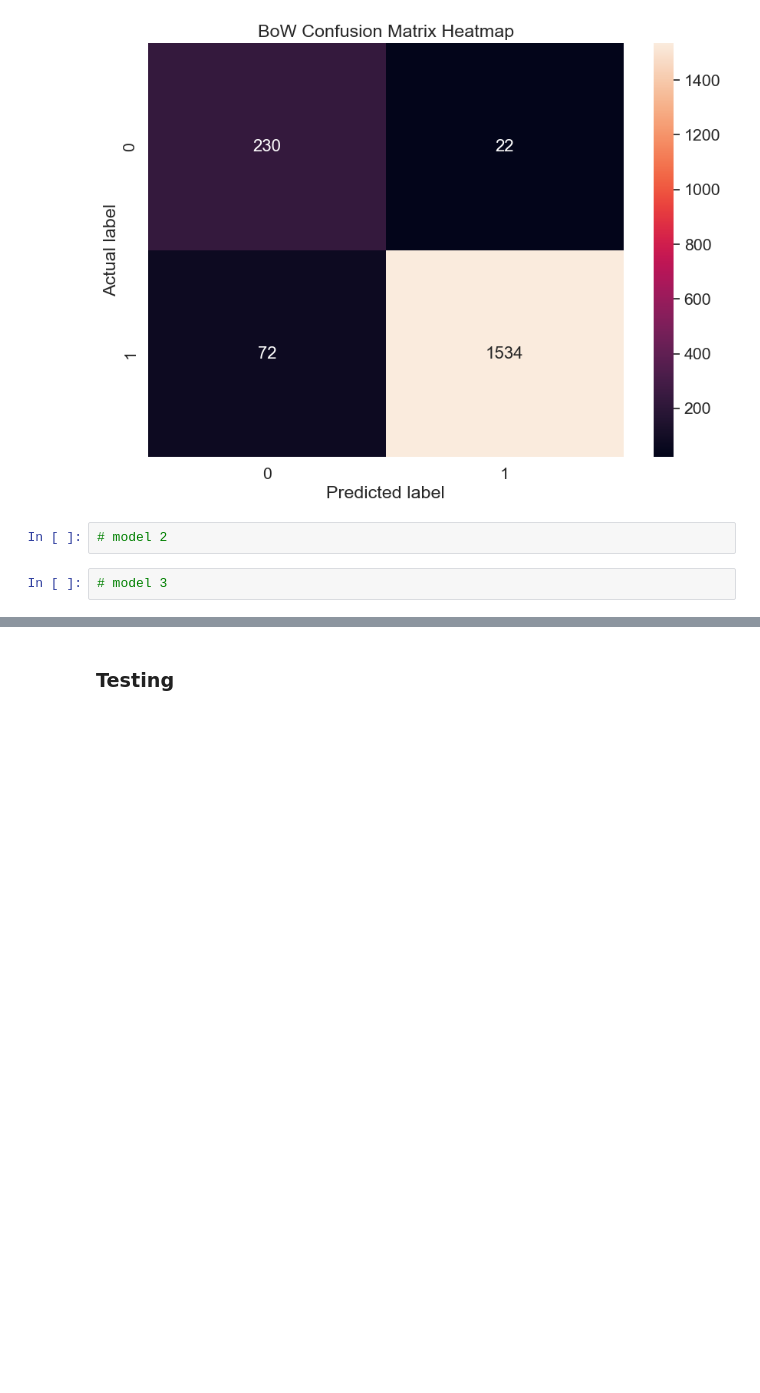
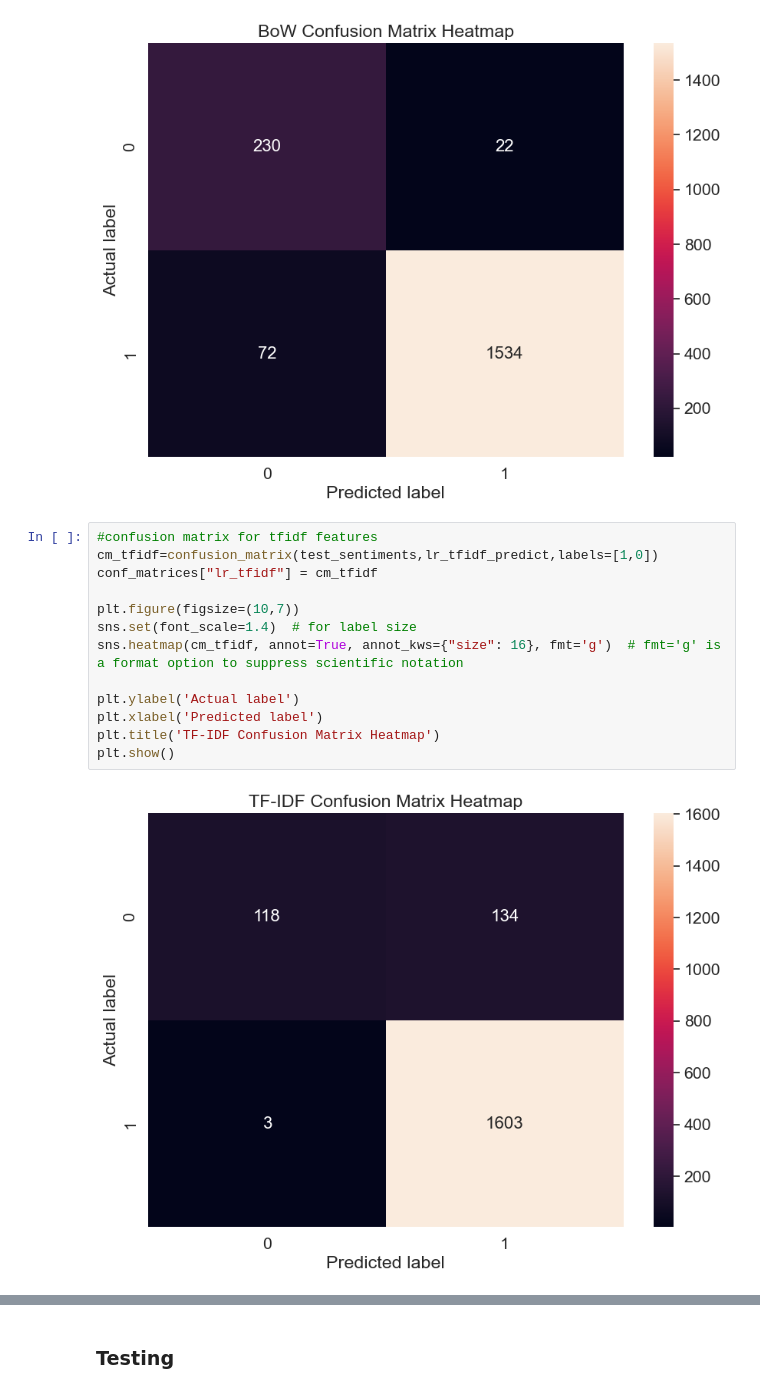
Before and after one commit to birnart/ai_safecom, a Jupyter notebook: main.ipynb, the cells around one changed output, grey strips where cells are left out. Drawn from its saved outputs; the diff is of its cells as text; blank space fills up the shorter version.

Commit message:
implemented same models and graphics like in the SA tutorial => gives us baseline to work off of

```diff
--- a/main.ipynb
+++ b/main.ipynb
@@ -345,7 +345,18 @@ weighted avg       0.96      0.95      0.95      1858
    macro avg       0.95      0.73      0.80      1858
 weighted avg       0.93      0.93      0.91      1858
 [figure]
-# %%
-# model 2
-# %%
-# model 3
+# %%
+#confusion matrix for tfidf features
+cm_tfidf=confusion_matrix(test_sentiments,lr_tfidf_predict,labels=[1,0])
+conf_matrices["lr_tfidf"] = cm_tfidf
+
+plt.figure(figsize=(10,7))
+sns.set(font_scale=1.4)  # for label size
+sns.heatmap(cm_tfidf, annot=True, annot_kws={"size": 16}, fmt='g')  # fmt='g' is a format option to suppress scientific notation
+
+plt.ylabel('Actual label')
+plt.xlabel('Predicted label')
+plt.title('TF-IDF Confusion Matrix Heatmap')
+plt.show()
+# %% [output]
+[figure, added]
```
Also changed, not shown: parts of 4 cells of this notebook.
